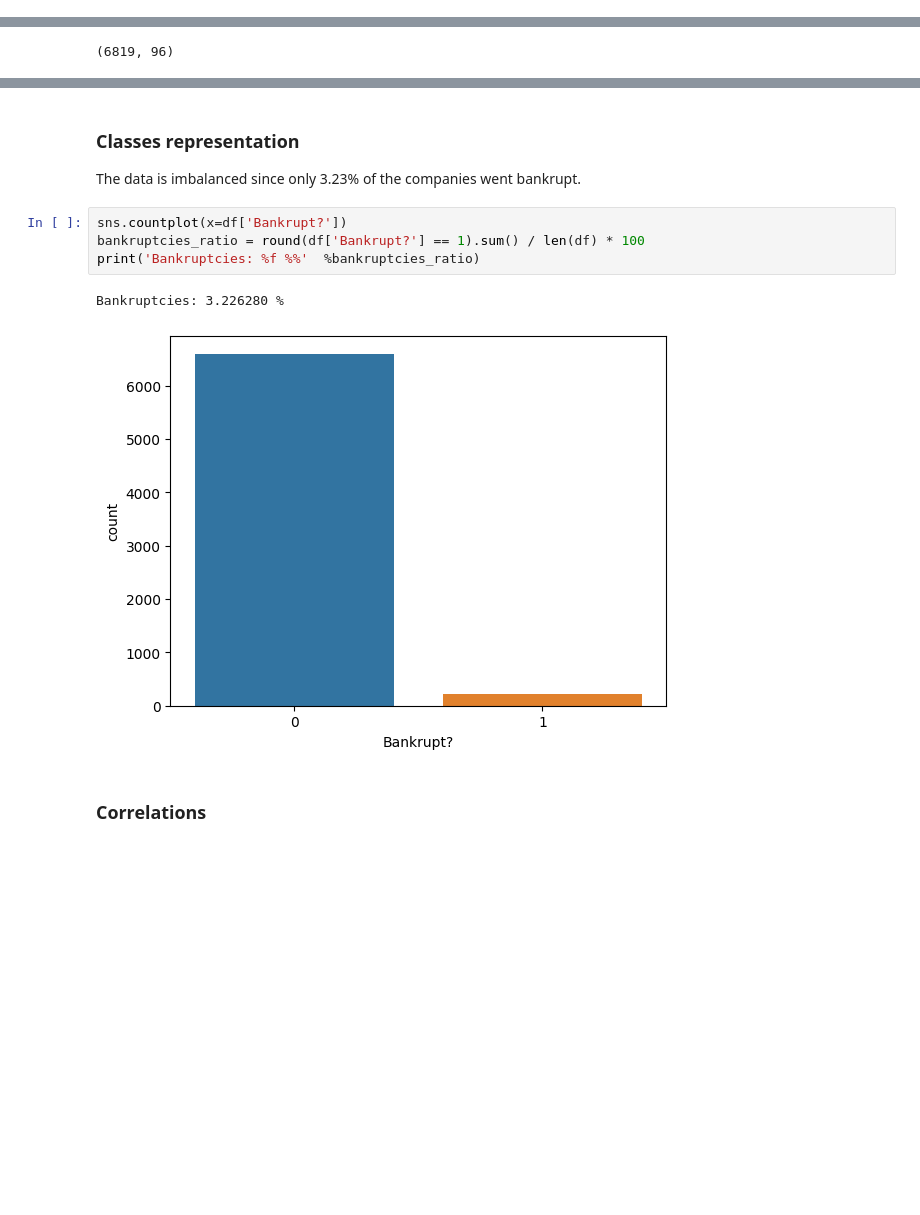
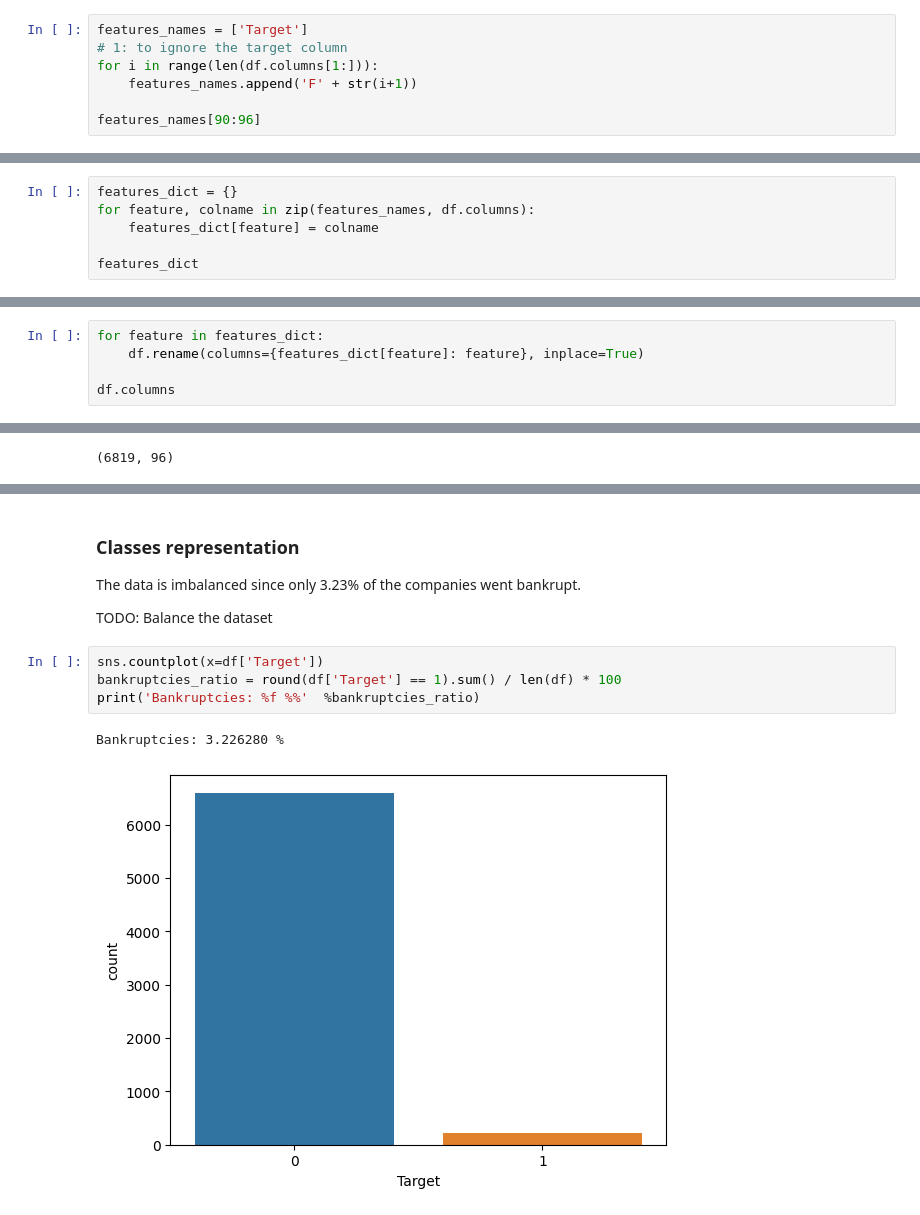
Before and after one commit to BecayeSoft/Anti-Bankruptcy, a Jupyter notebook: Taiwan-Bankruptcy.ipynb, the cells around one changed output, grey strips where cells are left out. Drawn from its saved outputs; the diff is of its cells as text; blank space fills up the shorter version.

```diff
--- a/Taiwan-Bankruptcy.ipynb
+++ b/Taiwan-Bankruptcy.ipynb
@@ -18,0 +33,7 @@ df.head()
+# %%
+features_names = ['Target']
+# 1: to ignore the target column
+for i in range(len(df.columns[1:])):
+    features_names.append('F' + str(i+1))
+
+features_names[90:96]
@@ -18,0 +44,6 @@ df.head()
+# %%
+features_dict = {}
+for feature, colname in zip(features_names, df.columns):
+    features_dict[feature] = colname
+
+features_dict
@@ -18,0 +70,5 @@ df.head()
+# %%
+for feature in features_dict:
+    df.rename(columns={features_dict[feature]: feature}, inplace=True)
+
+df.columns
@@ -59,12 +136,12 @@ df.describe()
 # %% [markdown]
 ### Classes representation
 The data is imbalanced since only 3.23% of the companies went bankrupt.
+
+TODO: Balance the dataset
 # %%
-sns.countplot(x=df['Bankrupt?'])
-bankruptcies_ratio = round(df['Bankrupt?'] == 1).sum() / len(df) * 100
+sns.countplot(x=df['Target'])
+bankruptcies_ratio = round(df['Target'] == 1).sum() / len(df) * 100
 print('Bankruptcies: %f %%'  %bankruptcies_ratio)
 # %% [output]
 Bankruptcies: 3.226280 %
-[figure, old version]
+[figure, new version]
-# %% [markdown]
-### Correlations
```
Also changed, not shown: parts of 66 cells of this notebook.
